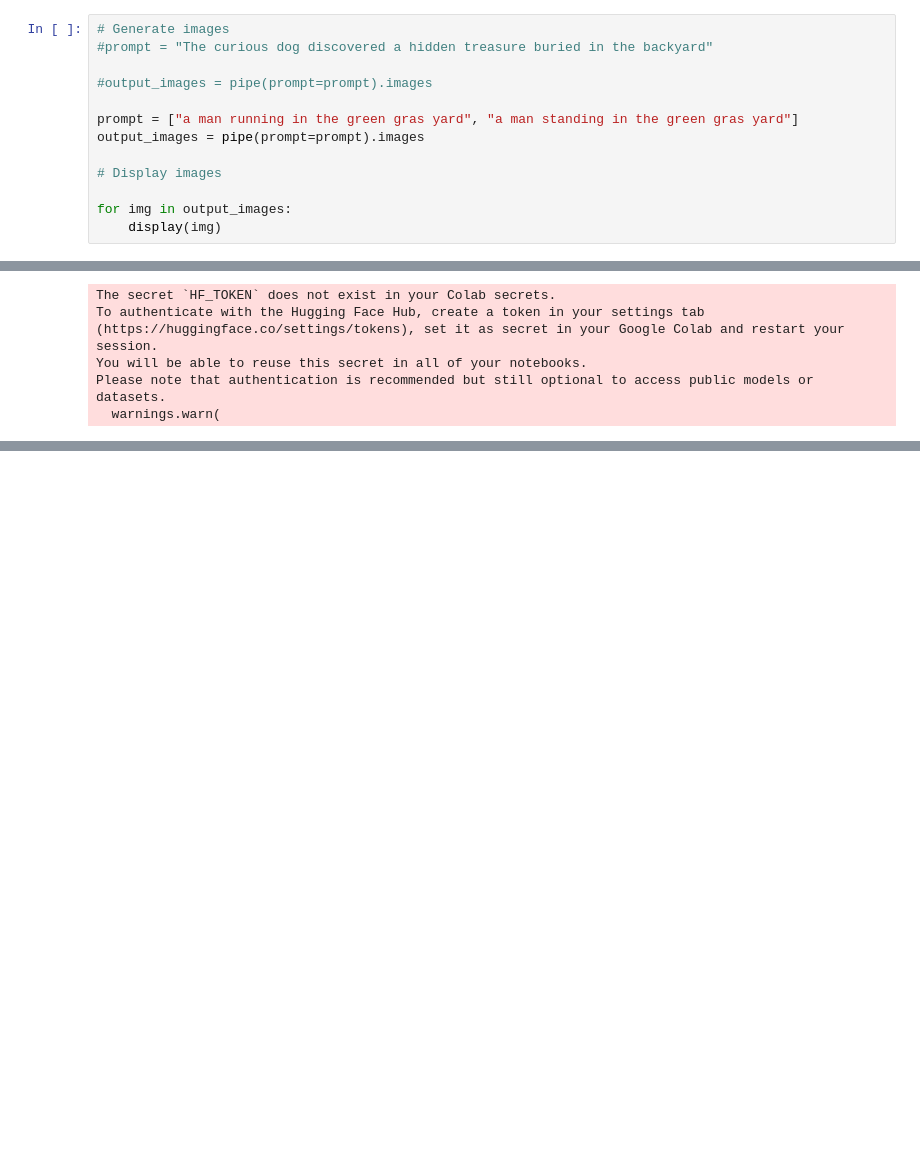
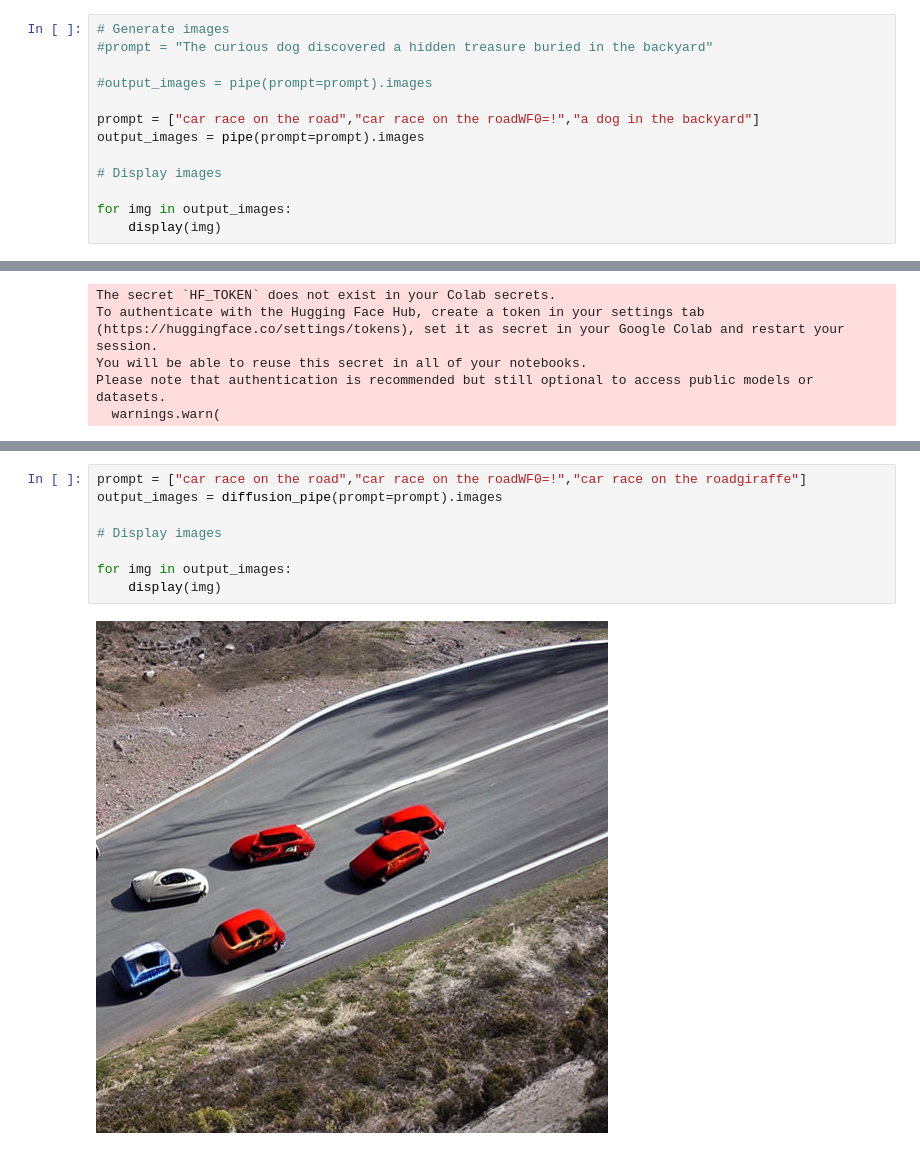
Before and after one commit to ofirkruzel/Black-Box-manipulation-, a Jupyter notebook: black_box_project.ipynb, the cells around one changed output, grey strips where cells are left out. Cells and saved outputs as stored; diff of their text form; blank space fills up the shorter version.

```diff
--- a/black_box_project.ipynb
+++ b/black_box_project.ipynb
@@ -111,7 +111,7 @@ output = pipe(prompt=prompt).images
 
 #output_images = pipe(prompt=prompt).images
 
-prompt = ["a man running in the green gras yard", "a man standing in the green gras yard"]
+prompt = ["car race on the road","car race on the roadWF0=!","a dog in the backyard"]
 output_images = pipe(prompt=prompt).images
 
 # Display images
@@ -757,0 +857,10 @@ S5QO|
+# %%
+prompt = ["car race on the road","car race on the roadWF0=!","car race on the roadgiraffe"]
+output_images = diffusion_pipe(prompt=prompt).images
+
+# Display images
+
+for img in output_images:
+    display(img)
+# %% [output]
+[figure, added]
```
Also changed, not shown: parts of 7 cells of this notebook.
